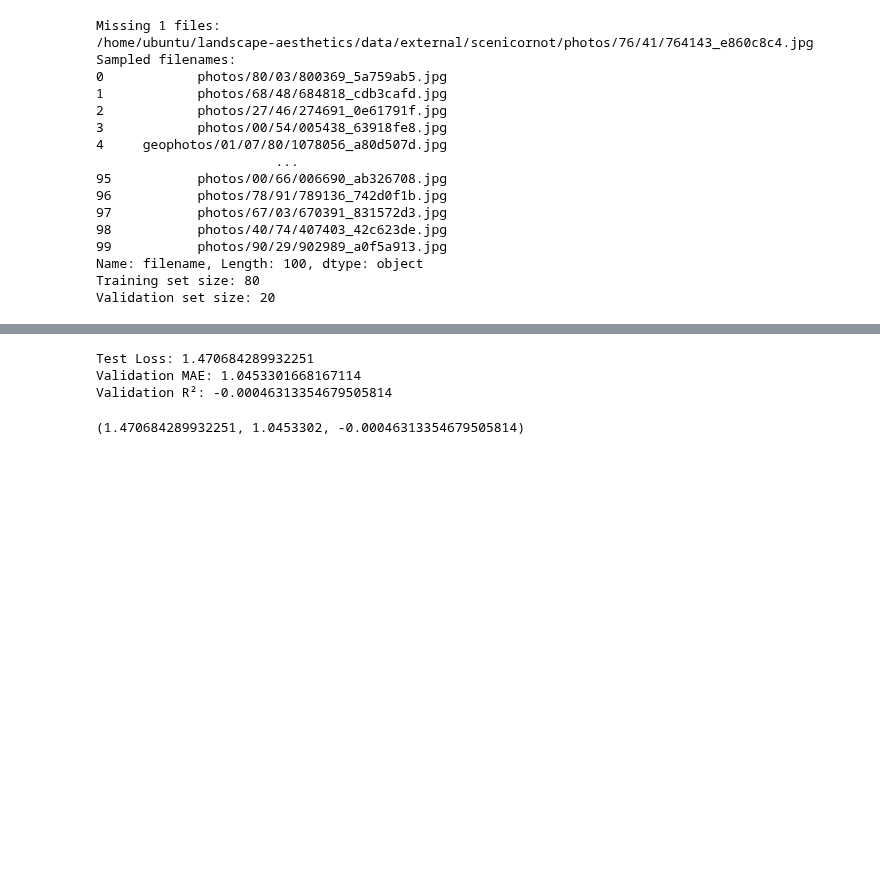
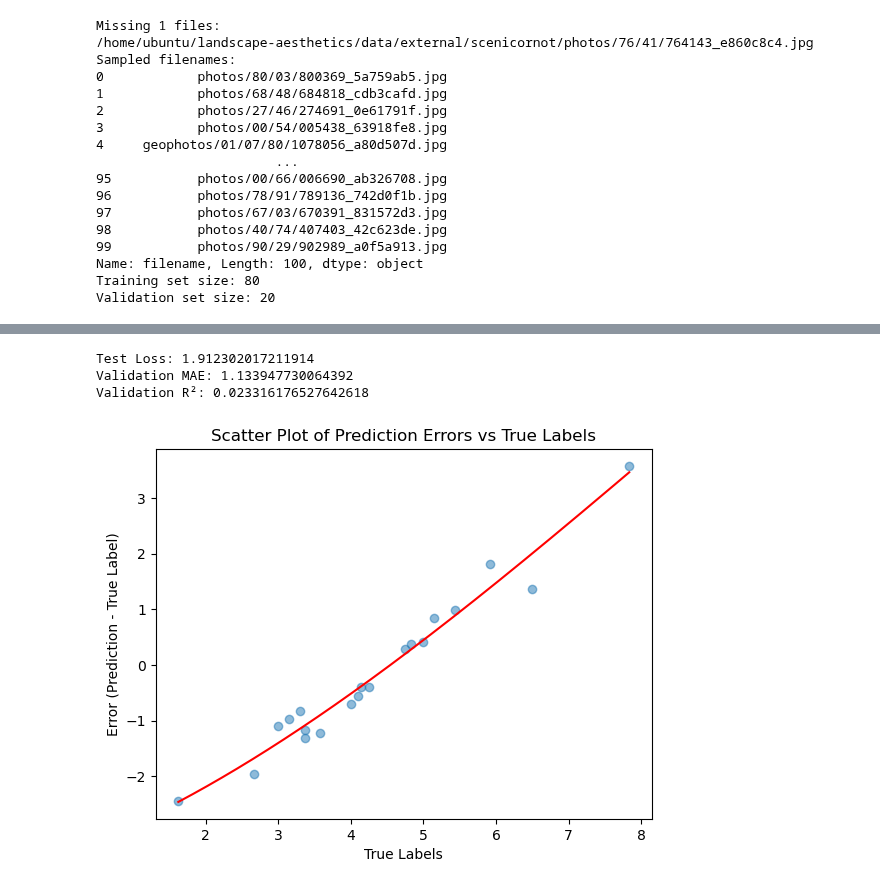
Before and after one commit to COrtsJosep/landscape-aesthetics, a Jupyter notebook: src/models/test-Copy1.ipynb, the cells around one changed output, grey strips where cells are left out. Drawn from its saved outputs; the diff is of its cells as text; code cells hidden in the pictures; blank space fills up the shorter version.

Commit message:
#62 Graph suggested by professor

```diff
--- a/src/models/test-Copy1.ipynb
+++ b/src/models/test-Copy1.ipynb
@@ -257,7 +257,7 @@ def evaluate_model(model, test_loader):
     val_labels = []
     val_predictions = []
     with torch.no_grad():
-        for images, labels, weight in test_loader:
+        for images, labels, weight in val_loader:
             images, labels = torch.stack(images), torch.stack(labels)
             outputs = model(images)
             loss = criterion(outputs.squeeze(), labels)
@@ -272,16 +272,33 @@ def evaluate_model(model, test_loader):
     print(f'Validation MAE: {mae}')
     print(f'Validation R²: {r2}')
 
-    return test_loss, mae, r2
+    return test_loss, mae, r2, val_labels, val_predictions
 
-# 现在调用evaluate_model函数时，直接传入模型和test_loader
-evaluate_model(model, val_loader)
+tl, mae, r2, val_labels, val_predictions = evaluate_model(model, val_loader)
 # %% [output]
-Test Loss: 1.470684289932251
-Validation MAE: 1.0453301668167114
-Validation R²: -0.00046313354679505814
+Test Loss: 1.912302017211914
+Validation MAE: 1.133947730064392
+Validation R²: 0.023316176527642618
-(1.470684289932251, 1.0453302, -0.00046313354679505814)
 # %%
 # # save the model
 # torch.save(model.state_dict(), '/home/ubuntu/landscape-aesthetics/models/testing_model.pth')
 # print("Model saved to testing_model.pth")
+# %%
+import numpy as np
+errors = np.array(val_labels) - np.array(val_predictions)
+
+plt.scatter(val_labels, errors, alpha=0.5)
+plt.xlabel('True Labels')
+plt.ylabel('Error (Prediction - True Label)')
+plt.title('Scatter Plot of Prediction Errors vs True Labels')
+
+degree_of_fit = 3
+z = np.polyfit(val_labels, errors, degree_of_fit)
+p = np.poly1d(z)
+
+x_range = np.linspace(min(val_labels), max(val_labels), 500)
+plt.plot(x_range, p(x_range), color='red', label=f'{degree_of_fit} degree fit')
+
+plt.show()
+# %% [output]
+[figure, added]
```
Also changed, not shown: parts of 1 cell of this notebook, 1 other file.
